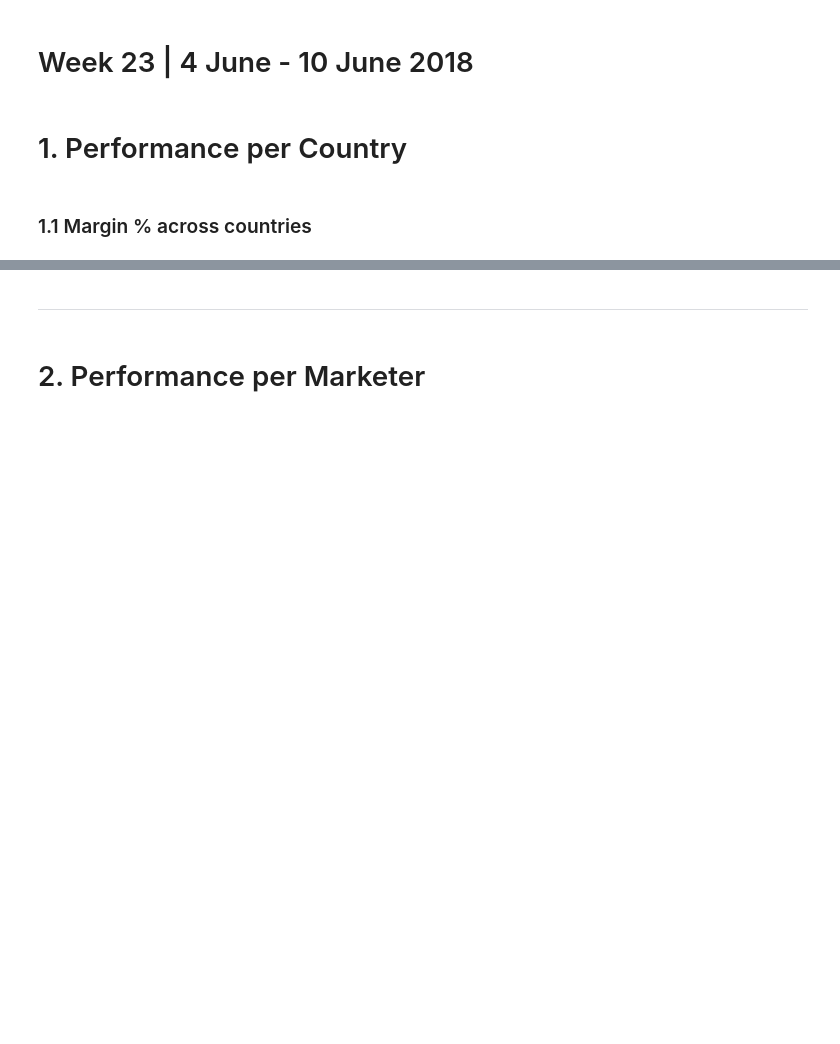
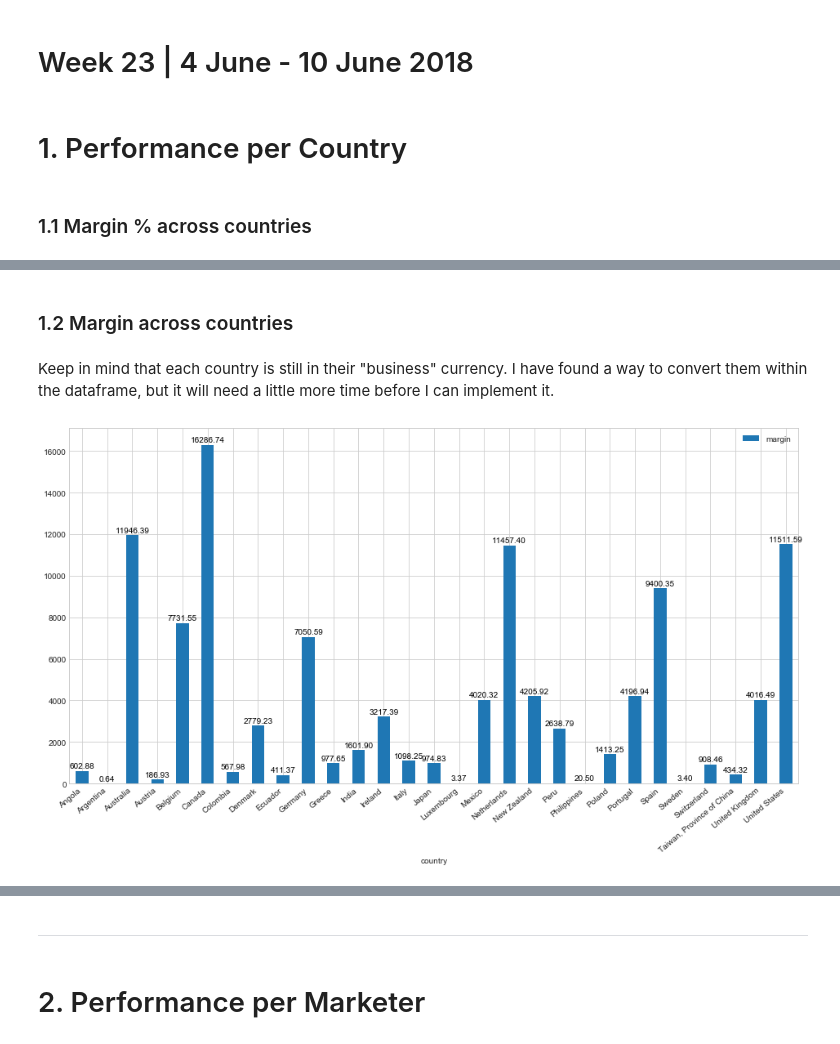
Before and after one commit to dirtyjackeen/GIT, a Jupyter notebook: 23_wt.ipynb, the cells around one changed output, grey strips where cells are left out. Drawn from its saved outputs; the diff is of its cells as text; code cells hidden in the pictures; blank space fills up the shorter version.

```diff
--- a/23_wt.ipynb
+++ b/23_wt.ipynb
@@ -107 +111,14 @@ for p in ha.patches:
+# %% [markdown]
+### 1.2 Margin across countries
+# %% [markdown]
+Keep in mind that each country is still in their "business" currency. I have found a way to convert them within the dataframe, but it will need a little more time before I can implement it.
+# %%
+pa=df_country[["margin"]].plot(kind="bar", figsize=(16,8))
+pa.set_xticklabels(pa.get_xticklabels(), rotation=40, ha="right")
+for p in pa.patches:
+             pa.annotate("%.2f" % p.get_height(), (p.get_x() + p.get_width() / 2., p.get_height()),
+                 ha="center", va="center", fontsize=10, color="black", xytext=(0, 6),
+                 textcoords="offset points")
+# %% [output]
+[figure, added]
 # %% [markdown]
```
Also changed, not shown: parts of 54 cells of this notebook.
